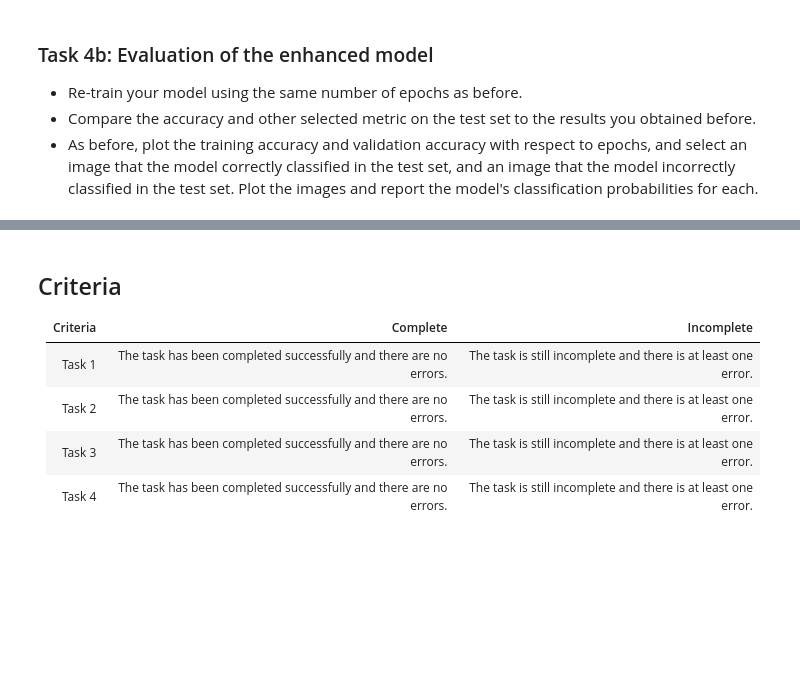
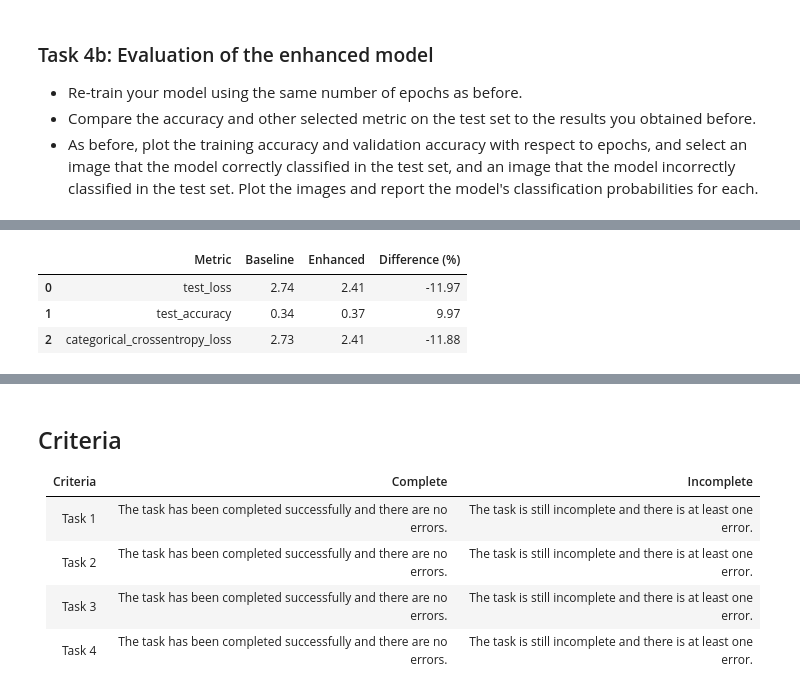
Before and after one commit to msugar/deep_learning, a Jupyter notebook: 02_activities/assignments/assignment_1.ipynb, the cells around one changed output, grey strips where cells are left out. Drawn from its saved outputs; the diff is of its cells as text; code cells hidden in the pictures; blank space fills up the shorter version.

```diff
--- a/02_activities/assignments/assignment_1.ipynb
+++ b/02_activities/assignments/assignment_1.ipynb
@@ -404,3 +536,29 @@ plot_image_and_probs(incorrect_image, incorrect_probs, incorrect_label, y_pred_c
+# %%
+import pandas as pd
+
+# Calculate percentual difference
+percentual_diff = {
+    metric: 100 * (enhanced_metrics[metric] - baseline_metrics[metric]) / baseline_metrics[metric]
+    for metric in baseline_metrics
+}
+
+# Create a DataFrame
+metrics_data = {
+    "Metric": list(baseline_metrics.keys()),
+    "Baseline": list(baseline_metrics.values()),
+    "Enhanced": list(enhanced_metrics.values()),
+    "Difference (%)": list(percentual_diff.values()),
+}
+
+df_metrics = pd.DataFrame(metrics_data).round(decimals=2)
+
+# Display the DataFrame
+df_metrics
+# %% [output]
+|  | Metric | Baseline | Enhanced | Difference (%) |
+| 0 | test_loss | 2.74 | 2.41 | -11.97 |
+| 1 | test_accuracy | 0.34 | 0.37 | 9.97 |
+| 2 | categorical_crossentropy_loss | 2.73 | 2.41 | -11.88 |
 # %% [markdown]
 ### Task 4c: Discussion of the results
 
```
Also changed, not shown: parts of 14 cells of this notebook.
